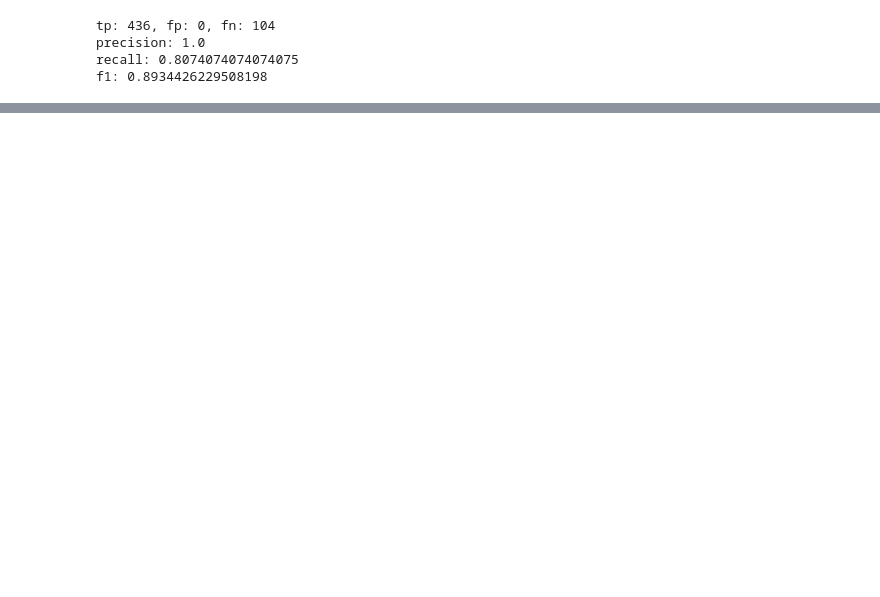
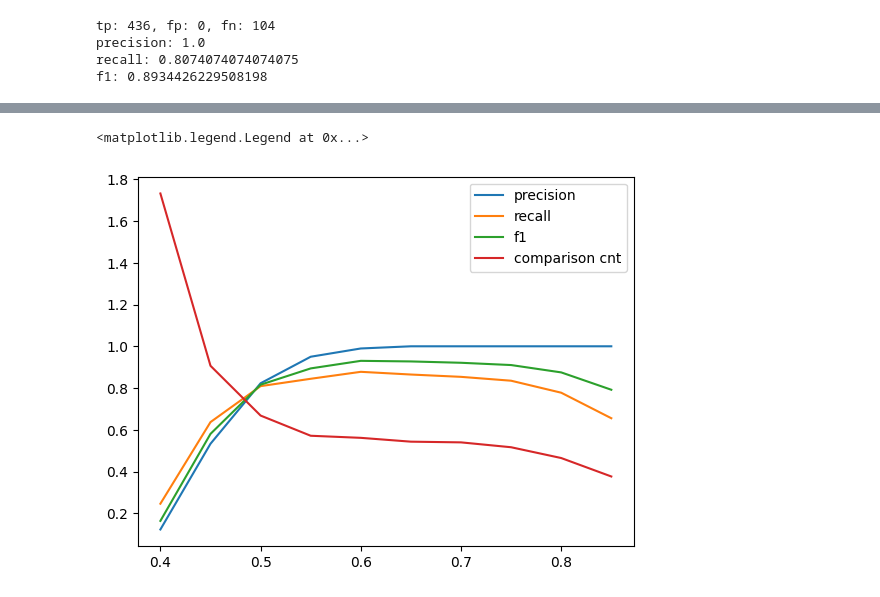
Before and after one commit to AlexisOMG/fuzzy-search, a Jupyter notebook: main.ipynb, the cells around one changed output, grey strips where cells are left out. Drawn from its saved outputs; the diff is of its cells as text; code cells hidden in the pictures; blank space fills up the shorter version.

```diff
--- a/main.ipynb
+++ b/main.ipynb
@@ -351,14 +345,19 @@ f1: 0.9944134078212291
 # %%
 ks = np.arange(1, 11)
 ws = np.arange(1, 11)
-nu = np.zeros( (ws.size, ks.size) )
-cnts = np.zeros( (ws.size, ks.size) )
+# nu = np.zeros( (ws.size, ks.size) )
+# cnts = np.zeros( (ws.size, ks.size) )
+ts = np.arange(0.1, 0.9, 0.05)
+nu = np.zeros( (ts.size, ks.size) )
+cnts = np.zeros( (ts.size, ks.size) )
 counter_y = 0
 for k in ks:
   counter_x = 0
-  for w in ws:
-    win = Winnowing(data_list, to_str, k, w)
-    res, cnt = win.find_duplicates(0.45, with_cnt=True)
+  # for w in ws:
+  for t in ts:
+    win = Winnowing(data_list, to_str, k, 9)
+    res = win.find_duplicates(t)
+    cnt = win.get_comparison_count()
     (_, _, _, _, _, f1) = get_stats(res, expected_res)
     nu[counter_x, counter_y] = f1
     cnts[counter_x, counter_y] = cnt
@@ -394,7 +402,9 @@ counter_y = 0
 for t in ts:
   counter_x = 0
   for w in ws:
-    res, cnt = sorted_neighborhood(data_list, snm_key, get_jaccard_sim, w, t, with_cnt=True)
+    snm = SNM(data_list, snm_key, get_jaccard_sim(column_names), w=w)
+    res = snm.find_duplicates(t)
+    cnt = snm.get_comparison_count()
     (_, _, _, p, r, f1) = get_stats(res, expected_res)
     nu[counter_x, counter_y] = f1
     ps[counter_x, counter_y] = p
@@ -447,7 +457,9 @@ counter_y = 0
 for t in ts:
   counter_x = 0
   for w in ws:
-    (res, cnt) = dcs_plus_plus(data_list, dcs_key, is_duplicate=is_duplicate(t), w=w, with_cnt=True)
+    de = DCSEliminator(data_list, dcs_key, get_jaccard_sim(column_names), w=w)
+    res = de.find_duplicates(t)
+    cnt = de.get_comparison_count()
     (_, _, _, _, _, f1) = get_stats(res, expected_res)
     nu[counter_x, counter_y] = f1
     cnts[counter_x, counter_y] = cnt
@@ -484,3 +498,27 @@ fig.update_layout(title='DCS CNT', autosize=False,
+# %%
+ts = np.arange(0.4, 0.9, 0.05)
+ps = []
+rs = []
+fs = []
+cnts = []
+for t in ts:
+  de = DCSEliminator(data_list, dcs_key, get_jaccard_sim(column_names), w=10)
+  res = de.find_duplicates(t)
+  cnt = de.get_comparison_count()
+  (_, _, _, p, r, f1) = get_stats(res, expected_res)
+  ps.append(p)
+  rs.append(r)
+  fs.append(f1)
+  cnts.append(cnt/len(data_list))
+# %%
+plt.plot(ts, ps, label='precision')
+plt.plot(ts, rs, label='recall')
+plt.plot(ts, fs, label='f1')
+plt.plot(ts, cnts, label='cnt')
+plt.legend(['precision', 'recall', 'f1', 'comparison cnt'])
+# %% [output]
+<matplotlib.legend.Legend at 0x...>
+[figure, added]
 # %%
 ts = np.arange(0.1, 0.9, 0.05)
 ws = np.arange(3, 20)
```
Also changed, not shown: parts of 25 cells of this notebook, 11 other files.
